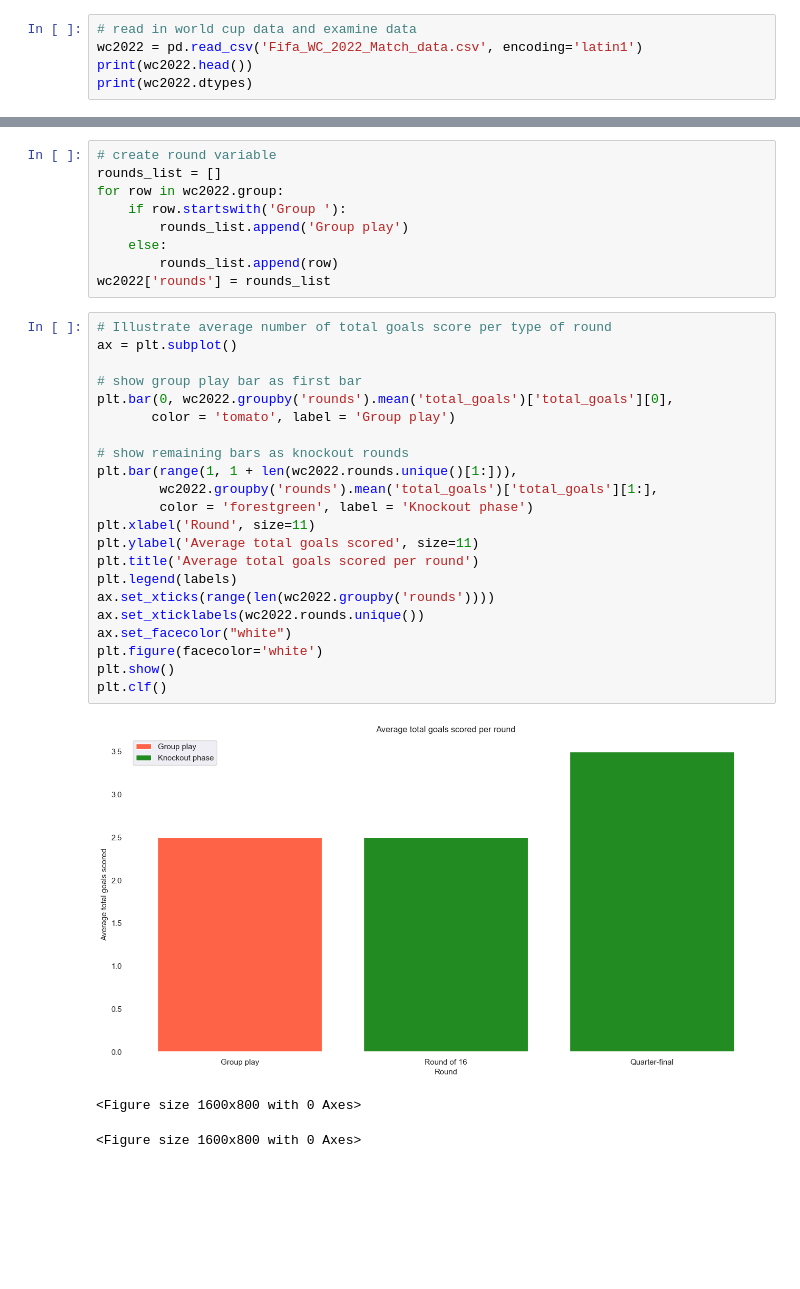
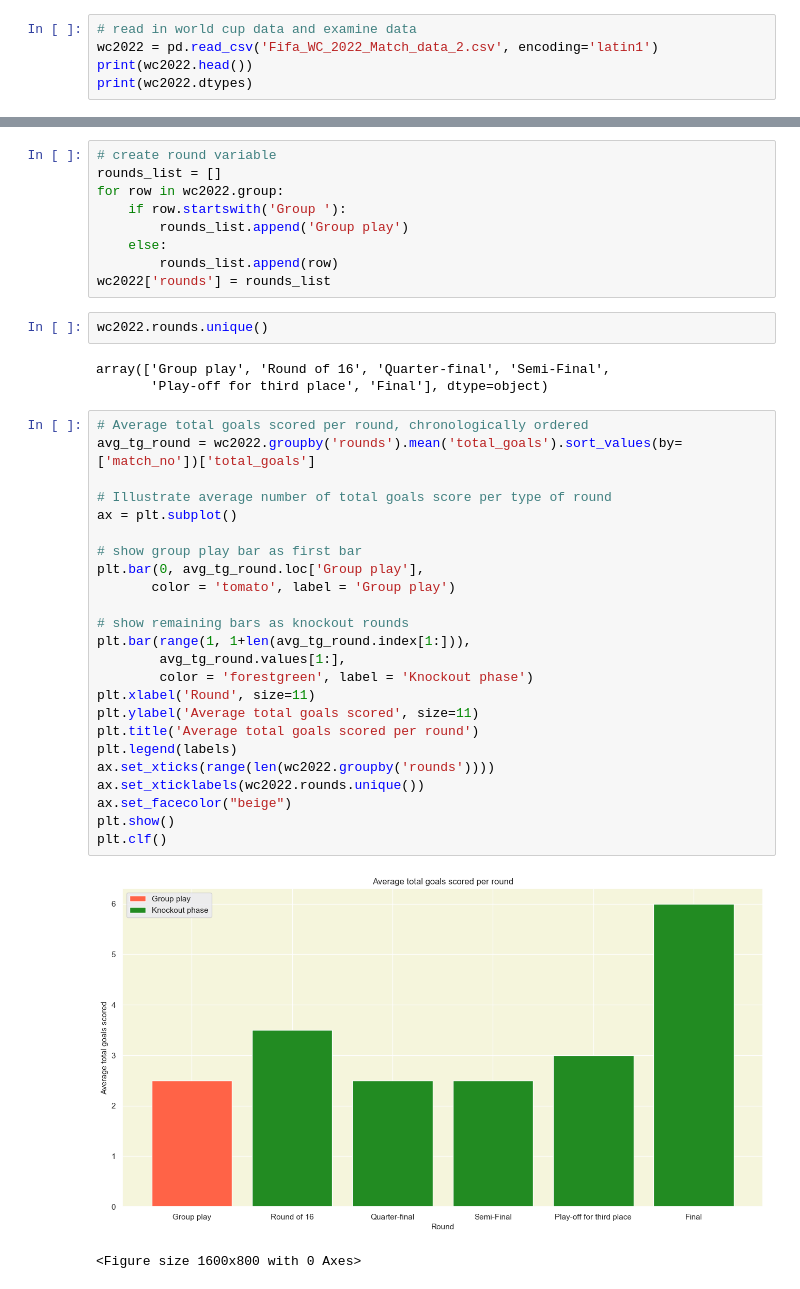
Before and after one commit to jennamoustafa/worldcup2022, a Jupyter notebook: analysis.ipynb, the cells around one changed output, grey strips where cells are left out. Cells and saved outputs as stored; diff of their text form; blank space fills up the shorter version.

```diff
--- a/analysis.ipynb
+++ b/analysis.ipynb
@@ -8,6 +10,6 @@ import numpy as np
 # %%
 # read in world cup data and examine data
-wc2022 = pd.read_csv('Fifa_WC_2022_Match_data.csv', encoding='latin1')
+wc2022 = pd.read_csv('Fifa_WC_2022_Match_data_2.csv', encoding='latin1')
 print(wc2022.head())
 print(wc2022.dtypes)
 # %% [output]
@@ -100,29 +102,35 @@ for row in wc2022.group:
     else:
         rounds_list.append(row)
 wc2022['rounds'] = rounds_list
+# %%
+wc2022.rounds.unique()
+# %% [output]
+array(['Group play', 'Round of 16', 'Quarter-final', 'Semi-Final',
+       'Play-off for third place', 'Final'], dtype=object)
 # %%
+# Average total goals scored per round, chronologically ordered
+avg_tg_round = wc2022.groupby('rounds').mean('total_goals').sort_values(by=['match_no'])['total_goals']
+
 # Illustrate average number of total goals score per type of round
 ax = plt.subplot()
 
 # show group play bar as first bar
-plt.bar(0, wc2022.groupby('rounds').mean('total_goals')['total_goals'][0],
+plt.bar(0, avg_tg_round.loc['Group play'],
        color = 'tomato', label = 'Group play')
 
 # show remaining bars as knockout rounds
-plt.bar(range(1, 1 + len(wc2022.rounds.unique()[1:])),
-        wc2022.groupby('rounds').mean('total_goals')['total_goals'][1:],
+plt.bar(range(1, 1+len(avg_tg_round.index[1:])),
+        avg_tg_round.values[1:],
         color = 'forestgreen', label = 'Knockout phase')
 plt.xlabel('Round', size=11)
 plt.ylabel('Average total goals scored', size=11)
 plt.title('Average total goals scored per round')
 plt.legend(labels)
 ax.set_xticks(range(len(wc2022.groupby('rounds'))))
 ax.set_xticklabels(wc2022.rounds.unique())
-ax.set_facecolor("white")
-plt.figure(facecolor='white')
+ax.set_facecolor("beige")
 plt.show()
 plt.clf()
 # %% [output]
-[figure, old version]
+[figure, new version]
 <Figure size 1600x800 with 0 Axes>
-<Figure size 1600x800 with 0 Axes>
```
Also changed, not shown: parts of 10 cells of this notebook.
